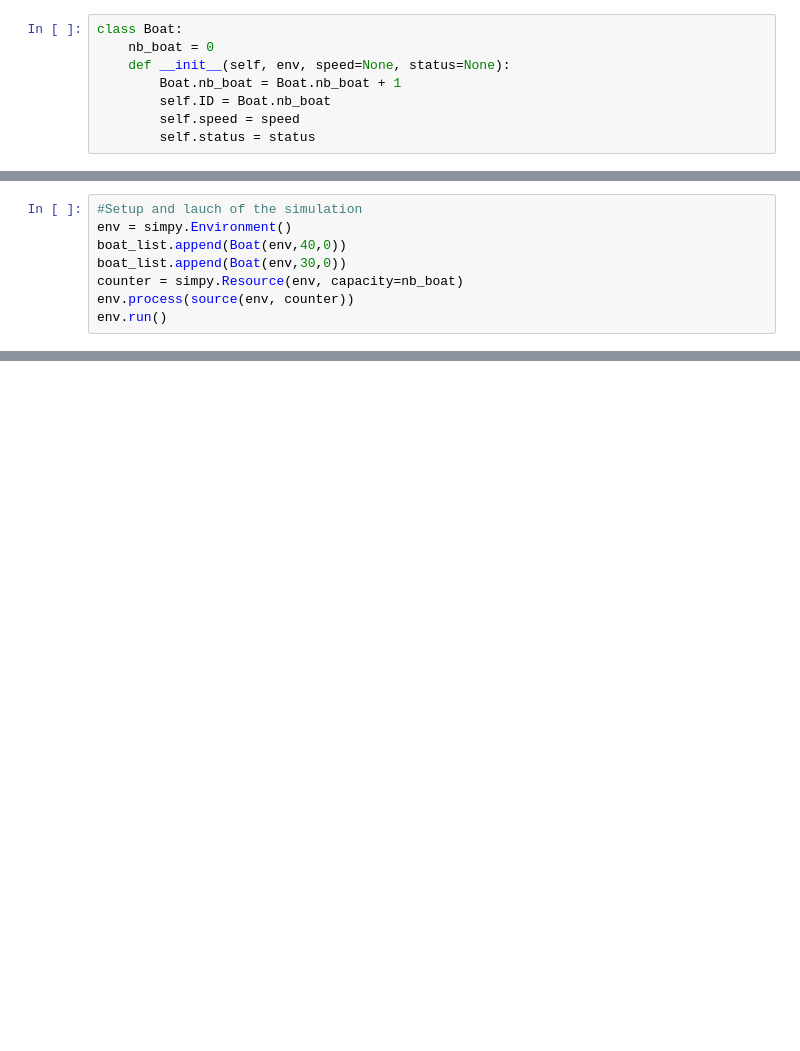
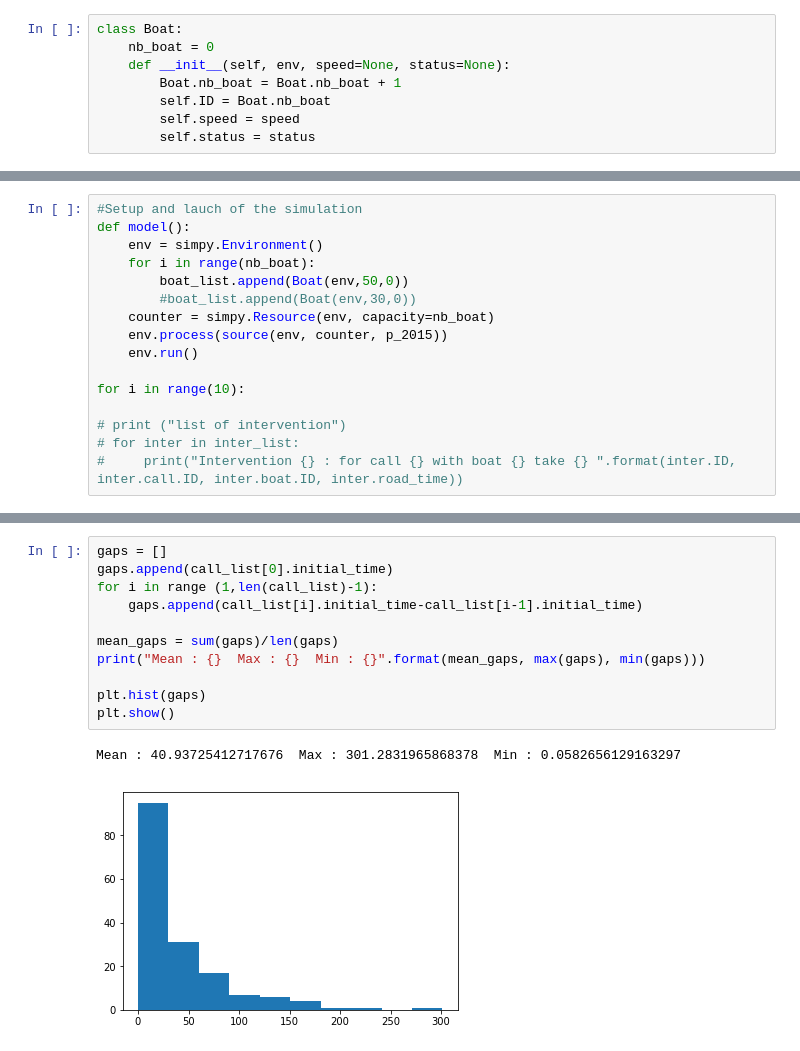
Before and after one commit to jumarechal/Bank-Simulation-, a Jupyter notebook: Boat simulation .ipynb, the cells around one changed output, grey strips where cells are left out. Saved outputs shown, nothing was run; the diff lists cells and outputs as text; blank space fills up the shorter version.

```diff
--- a/Boat simulation .ipynb
+++ b/Boat simulation .ipynb
@@ -105,9 +130,17 @@ boat_list = []
 # %%
 #Setup and lauch of the simulation
-env = simpy.Environment()
-boat_list.append(Boat(env,40,0))
-boat_list.append(Boat(env,30,0))
-counter = simpy.Resource(env, capacity=nb_boat)
-env.process(source(env, counter))
-env.run()
+def model():
+    env = simpy.Environment()
+    for i in range(nb_boat):
+        boat_list.append(Boat(env,50,0))
+        #boat_list.append(Boat(env,30,0))
+    counter = simpy.Resource(env, capacity=nb_boat)
+    env.process(source(env, counter, p_2015))
+    env.run()
+
+for i in range(10):
+
+# print ("list of intervention")
+# for inter in inter_list:
+#     print("Intervention {} : for call {} with boat {} take {} ".format(inter.ID, inter.call.ID, inter.boat.ID, inter.road_time))
 # %% [output]
@@ -130,0 +242,14 @@ Duration of the intervention 5 : 20.25
+# %%
+gaps = []
+gaps.append(call_list[0].initial_time)
+for i in range (1,len(call_list)-1):
+    gaps.append(call_list[i].initial_time-call_list[i-1].initial_time)
+
+mean_gaps = sum(gaps)/len(gaps)
+print("Mean : {}  Max : {}  Min : {}".format(mean_gaps, max(gaps), min(gaps)))
+
+plt.hist(gaps)
+plt.show()
+# %% [output]
+Mean : 40.93725412717676  Max : 301.2831965868378  Min : 0.0582656129163297
+[figure, added]
```
Also changed, not shown: parts of 13 cells of this notebook, 8 other files.
